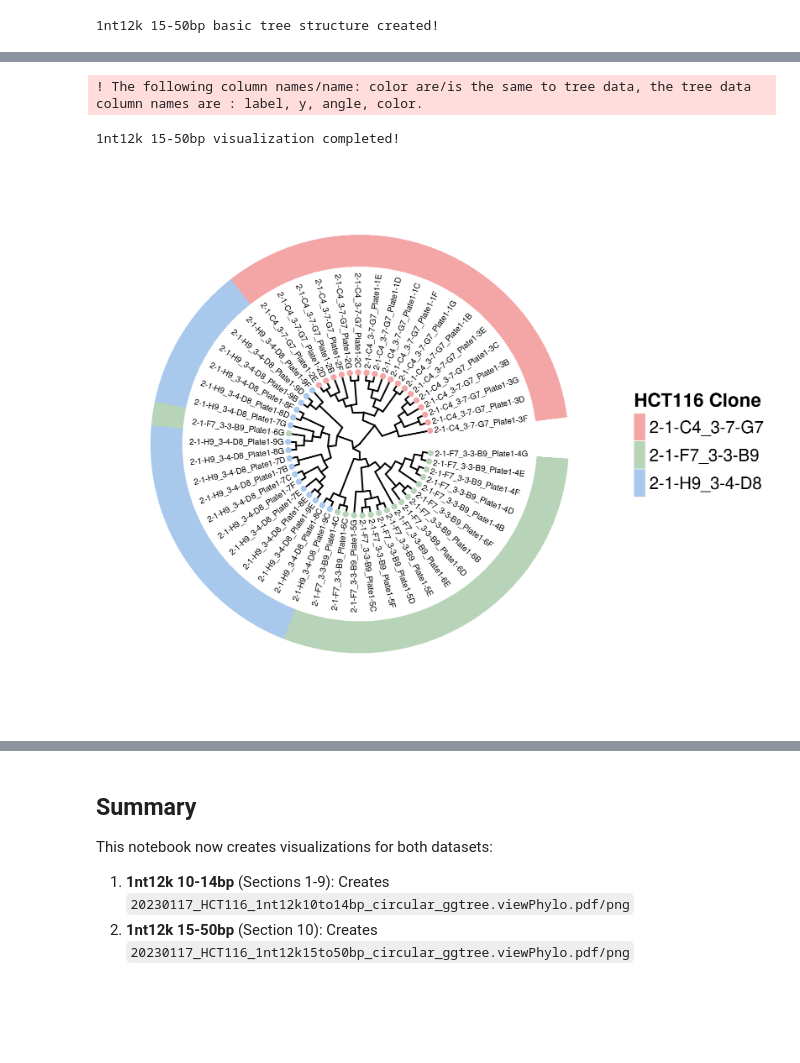
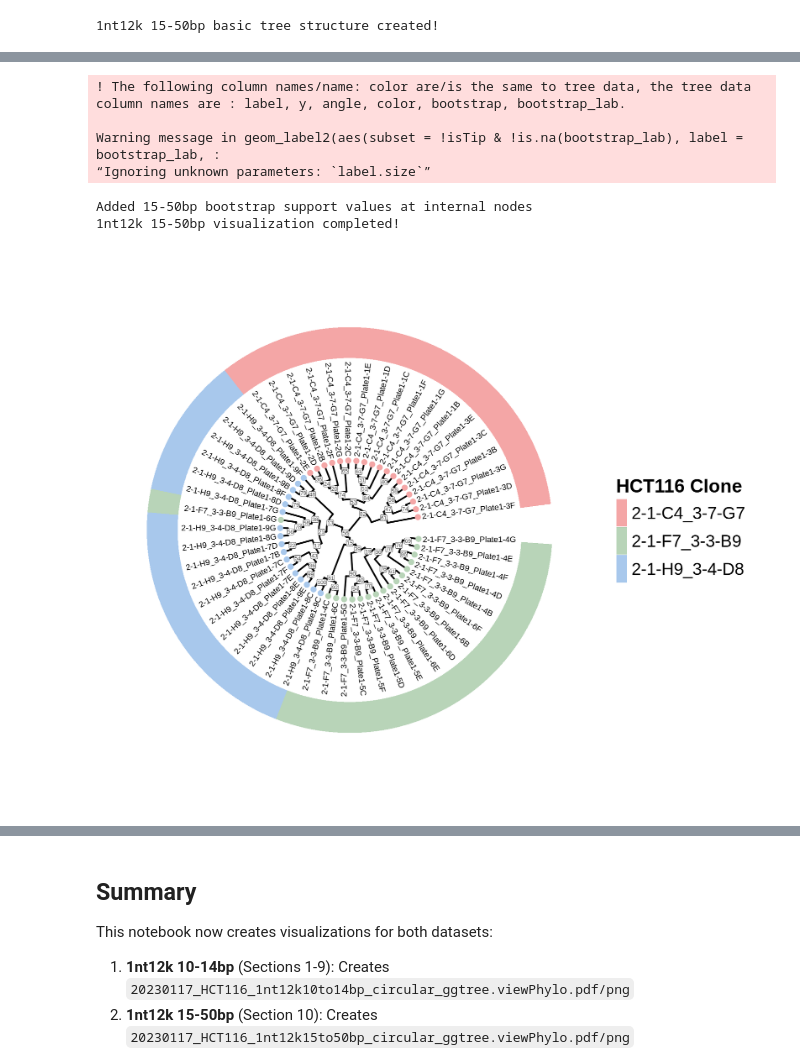
Before and after one commit to tonypincheng/RETrace2, a Jupyter notebook: notebooks/05_HCT116_Plot_Rggtree_homopolymer_10-14bp_vs_15-50bp.ipynb, the cells around one changed output, grey strips where cells are left out. Saved outputs shown, nothing was run; the diff lists cells and outputs as text; code cells hidden in the pictures; blank space fills up the shorter version.

```diff
--- a/notebooks/05_HCT116_Plot_Rggtree_homopolymer_10-14bp_vs_15-50bp.ipynb
+++ b/notebooks/05_HCT116_Plot_Rggtree_homopolymer_10-14bp_vs_15-50bp.ipynb
@@ -304,10 +396,18 @@ Tree visualization saved to:
 
 Now let's create the same visualization using the 1nt12k 15-50bp dataset:
 # %%
-# Configuration for 1nt12k 15-50bp dataset
-BP1550_SAMPLESHEET_FILE <- "/home/tcheng/Projects/RETrace/20230117_NovaSeqSP_HCT116_1nt12k_10-14bp_Nextflow/20230117_HCT116_1nt12k15to50bp_samplesheet.csv"
-BP1550_TREE_FILE <- "results_1nt12k15-50bp_500targets_minqual0/phylo/20230117_HCT116_1nt12k15-50bp.buildPhylo.newick-original.txt"
-BP1550_OUTPUT_PREFIX <- "20230117_HCT116_1nt12k15to50bp_circular_ggtree"
+# Configuration for 1nt12k 15-50bp dataset (same DATA_DIR as the 10-14bp section)
+BP1550_SAMPLESHEET_FILE <- file.path(DATA_DIR, "20230117_HCT116_1nt12k15to50bp_samplesheet.csv")
+# Use the bootstrap newick to print integer support values at internal nodes (SHOW_BOOTSTRAP must be TRUE)
+# Switch back to newick-original.txt and set SHOW_BOOTSTRAP <- FALSE if you don't want bootstrap
+BP1550_TREE_FILE <- file.path(
+  DATA_DIR,
+  "results_1nt12k15-50bp_500targets_minqual0/phylo/20230117_HCT116_1nt12k15-50bp_rerun.buildPhylo.newick-bootstrap.txt"
+)
+BP1550_OUTPUT_PREFIX <- file.path(DATA_DIR, "20230117_HCT116_1nt12k15to50bp_circular_ggtree_bootstrap")
+
+# Bootstrap parameters for 15-50bp (reuses BOOTSTRAP_LABEL_SIZE / COLOR / NUDGE from above)
+BP1550_SHOW_BOOTSTRAP <- TRUE
 
 cat("1nt12k 15-50bp Configuration:\n")
 cat("Samplesheet:", BP1550_SAMPLESHEET_FILE, "\n")
@@ -400,36 +543,56 @@ bp1550_p <- bp1550_p + geom_fruit(
   scale_fill_manual(
     values = bp1550_group_colors_map,
     name = "HCT116 Clone",
     guide = guide_legend(
+      order = 1,
       keyheight = unit(2.5, "lines"),
       keywidth = unit(1, "lines"),
       label.position = "right",
       byrow = TRUE
     )
     # To turn OFF legend completely, replace the guide_legend(...) above with:
     # guide = "none"
   )
 
+if (BP1550_SHOW_BOOTSTRAP && "bootstrap_lab" %in% names(bp1550_p$data)) {
+  bp1550_p <- bp1550_p + geom_label2(
+    aes(subset = !isTip & !is.na(bootstrap_lab),
+        label = bootstrap_lab,
+        x = x - BOOTSTRAP_NUDGE),
+    size          = BOOTSTRAP_LABEL_SIZE,
+    color         = BOOTSTRAP_COLOR,
+    fill          = "white",
+    label.padding = unit(0.06, "lines"),
+    na.rm         = TRUE
+  )
+  cat("Added 15-50bp bootstrap support values at internal nodes\n")
+}
+
 # Apply theming
 bp1550_p <- bp1550_p + theme(
   plot.margin = margin(0, 0, 0, 0),
   legend.text = element_text(size = LEGEND_TEXT_SIZE),
   legend.title = element_text(size = LEGEND_TITLE_SIZE, face = "bold"),
-  legend.background = element_rect(fill = "white", colour = NA)
+  legend.background = element_rect(fill = "white", colour = NA),
+  legend.box = "vertical"
 ) +
   theme(
     legend.position.inside = c(0.85, 0.5),
     legend.justification = c(0.5, 0.5)
   )
 
 cat("1nt12k 15-50bp visualization completed!\n")
 
 # Display the plot
 print(bp1550_p)
 # %% [output]
-! The following column names/name: color are/is the same to tree data, the tree data column names are : label, y, angle, color.
+! The following column names/name: color are/is the same to tree data, the tree data column names are : label, y, angle, color, bootstrap, bootstrap_lab.
+
+Warning message in geom_label2(aes(subset = !isTip & !is.na(bootstrap_lab), label = bootstrap_lab, :
+“Ignoring unknown parameters: `label.size`”
+Added 15-50bp bootstrap support values at internal nodes
 1nt12k 15-50bp visualization completed!
-[figure, old version]
+[figure, new version]
 # %%
 # Save 1nt12k 15-50bp outputs
 ggsave(paste0(BP1550_OUTPUT_PREFIX, '.viewPhylo.pdf'), bp1550_p, width = PLOT_WIDTH, height = PLOT_HEIGHT, dpi = DPI)
```
Also changed, not shown: parts of 9 cells of this notebook, 9 other files.
